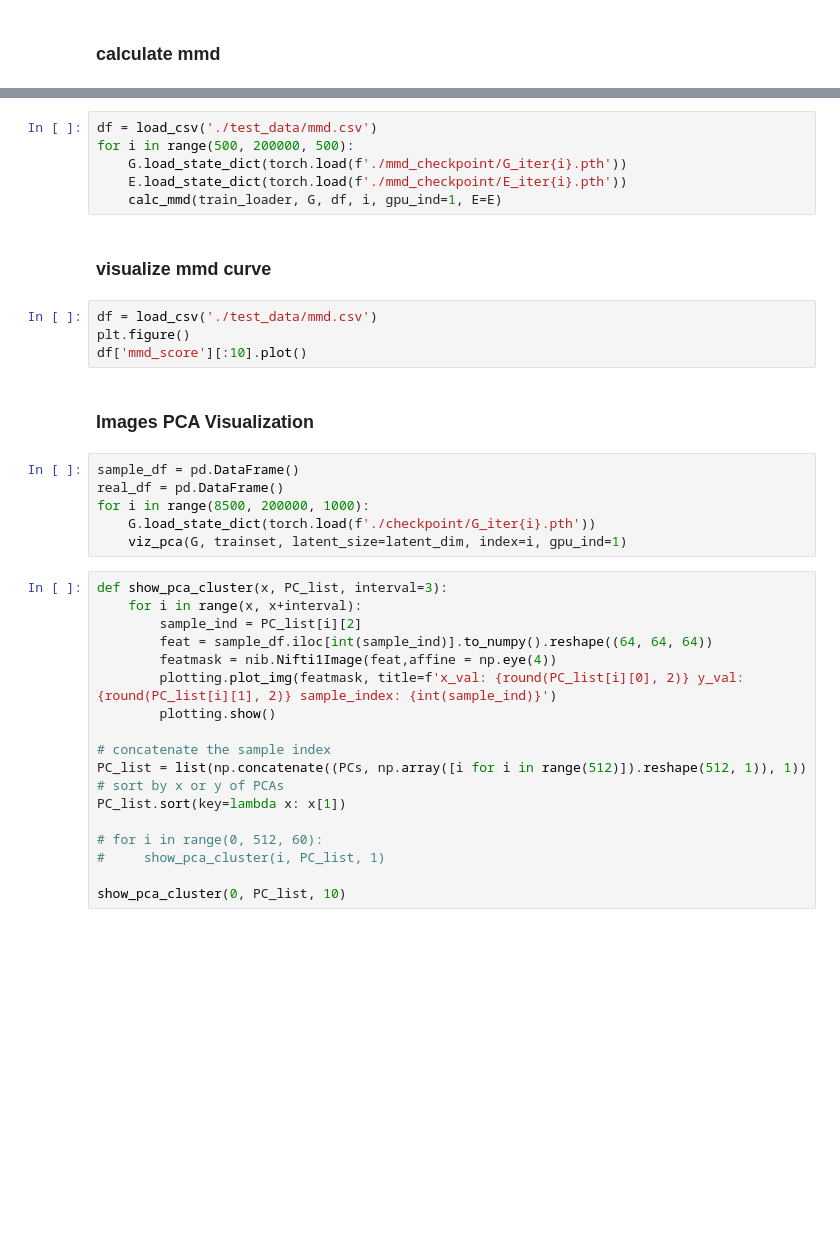
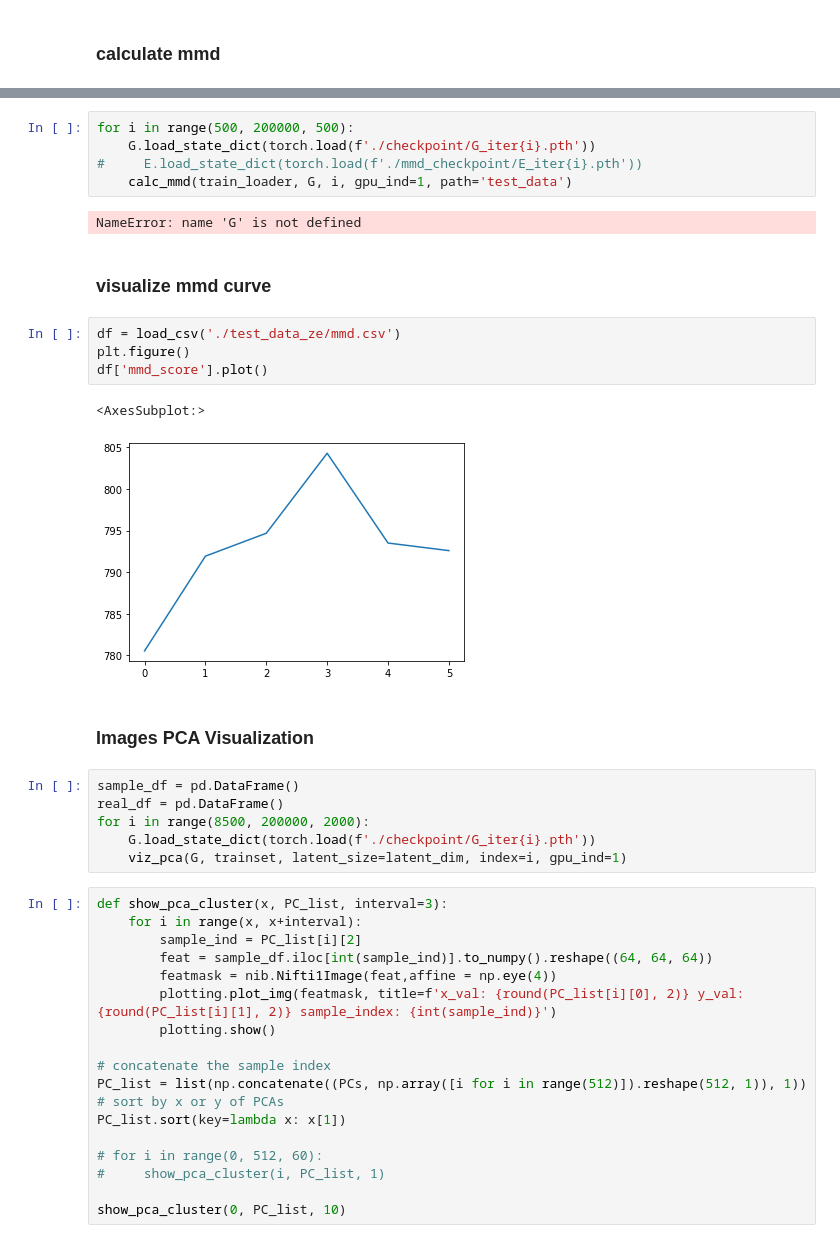
Before and after one commit to ShiboXing/Improved-3dbraingen, a Jupyter notebook: Test.ipynb, the cells around one changed output, grey strips where cells are left out. Cells and saved outputs as stored; diff of their text form; blank space fills up the shorter version.

```diff
--- a/Test.ipynb
+++ b/Test.ipynb
@@ -220,21 +247,25 @@ vars = [0.1, 1, 2, 5, 10, 20]
 # %%
-df = load_csv('./test_data/mmd.csv')
 for i in range(500, 200000, 500):
-    G.load_state_dict(torch.load(f'./mmd_checkpoint/G_iter{i}.pth'))
-    E.load_state_dict(torch.load(f'./mmd_checkpoint/E_iter{i}.pth'))
-    calc_mmd(train_loader, G, df, i, gpu_ind=1, E=E)
+    G.load_state_dict(torch.load(f'./checkpoint/G_iter{i}.pth'))
+#     E.load_state_dict(torch.load(f'./mmd_checkpoint/E_iter{i}.pth'))
+    calc_mmd(train_loader, G, i, gpu_ind=1, path='test_data')
+# %% [output]
+NameError: name 'G' is not defined
 # %% [markdown]
 ### visualize mmd curve
 # %%
-df = load_csv('./test_data/mmd.csv')
+df = load_csv('./test_data_ze/mmd.csv')
 plt.figure()
-df['mmd_score'][:10].plot()
+df['mmd_score'].plot()
+# %% [output]
+<AxesSubplot:>
+[figure, added]
 # %% [markdown]
 ### Images PCA Visualization
 # %%
 sample_df = pd.DataFrame()
 real_df = pd.DataFrame()
-for i in range(8500, 200000, 1000):
+for i in range(8500, 200000, 2000):
     G.load_state_dict(torch.load(f'./checkpoint/G_iter{i}.pth'))
     viz_pca(G, trainset, latent_size=latent_dim, index=i, gpu_ind=1)
 # %%
```
Also changed, not shown: parts of 6 cells of this notebook, 6 other files.
